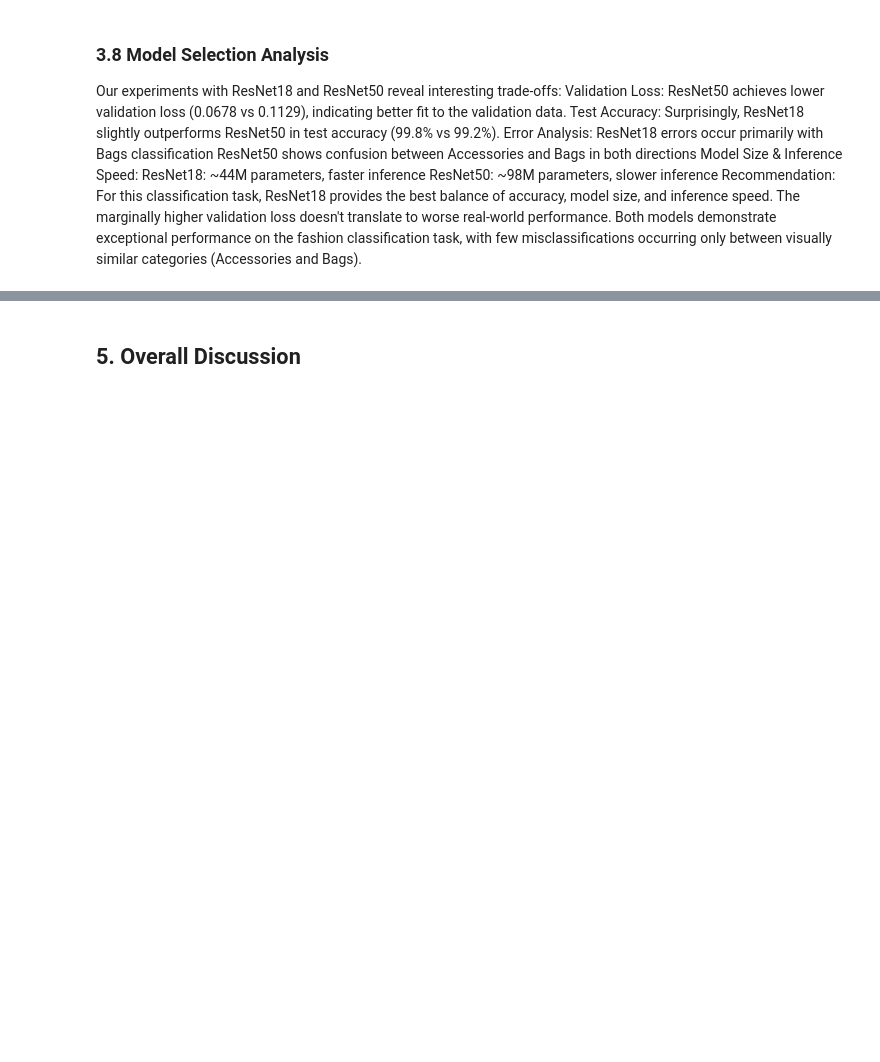
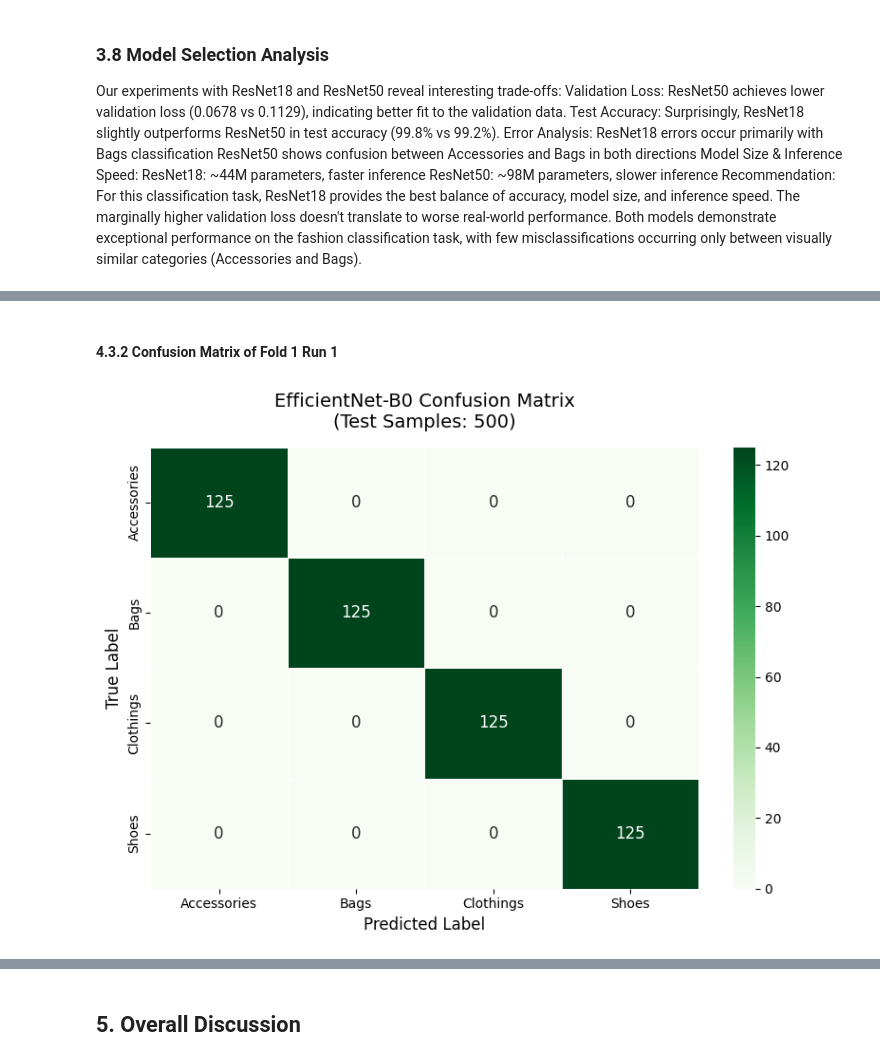
Before and after one commit to Aaron-YuchengZhu/fashion-classifier, a Jupyter notebook: notebooks/fashion_classifier.ipynb, the cells around one changed output, grey strips where cells are left out. Saved outputs shown, nothing was run; the diff lists cells and outputs as text; code cells hidden in the pictures; blank space fills up the shorter version.

```diff
--- a/notebooks/fashion_classifier.ipynb
+++ b/notebooks/fashion_classifier.ipynb
@@ -1860,0 +1932,37 @@ EfficientNet-B0 achieved strong performance on fashion item classification, with
+# %% [markdown]
+#### 4.3.2  Confusion Matrix of Fold 1 Run 1
+# %%
+import seaborn as sns
+import numpy as np
+import pickle
+from sklearn.metrics import confusion_matrix
+
+# 加载预测结果
+with open("outputs/efficientnet_b0_fold1_run1_results.pkl", "rb") as f:
+    data = pickle.load(f)
+
+y_true = data["y_true"]
+y_pred = data["y_pred"]
+
+categories = ['Accessories', 'Bags', 'Clothings', 'Shoes']
+cm = confusion_matrix(y_true, y_pred, labels=categories)
+
+plt.figure(figsize=(8, 6))
+sns.heatmap(
+    cm,
+    annot=True,
+    fmt="d",
+    cmap="Greens",
+    linewidths=0.5,
+    annot_kws={"size": 12},
+    xticklabels=categories,
+    yticklabels=categories
+)
+
+plt.xlabel("Predicted Label", fontsize=12)
+plt.ylabel("True Label", fontsize=12)
+plt.title(f"EfficientNet-B0 Confusion Matrix\n(Test Samples: {len(y_true)})", fontsize=14, pad=15)
+plt.tight_layout()
+plt.show()
+# %% [output]
+[figure, added]
```
Also changed, not shown: parts of 42 cells of this notebook.
